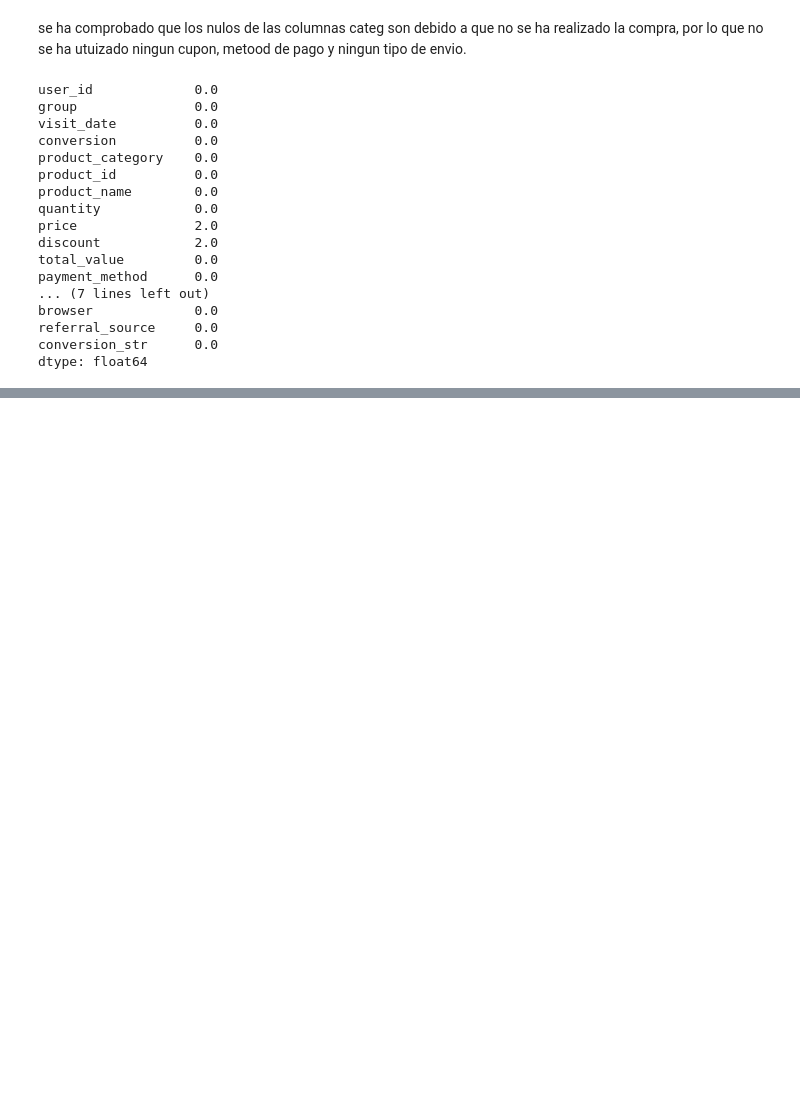
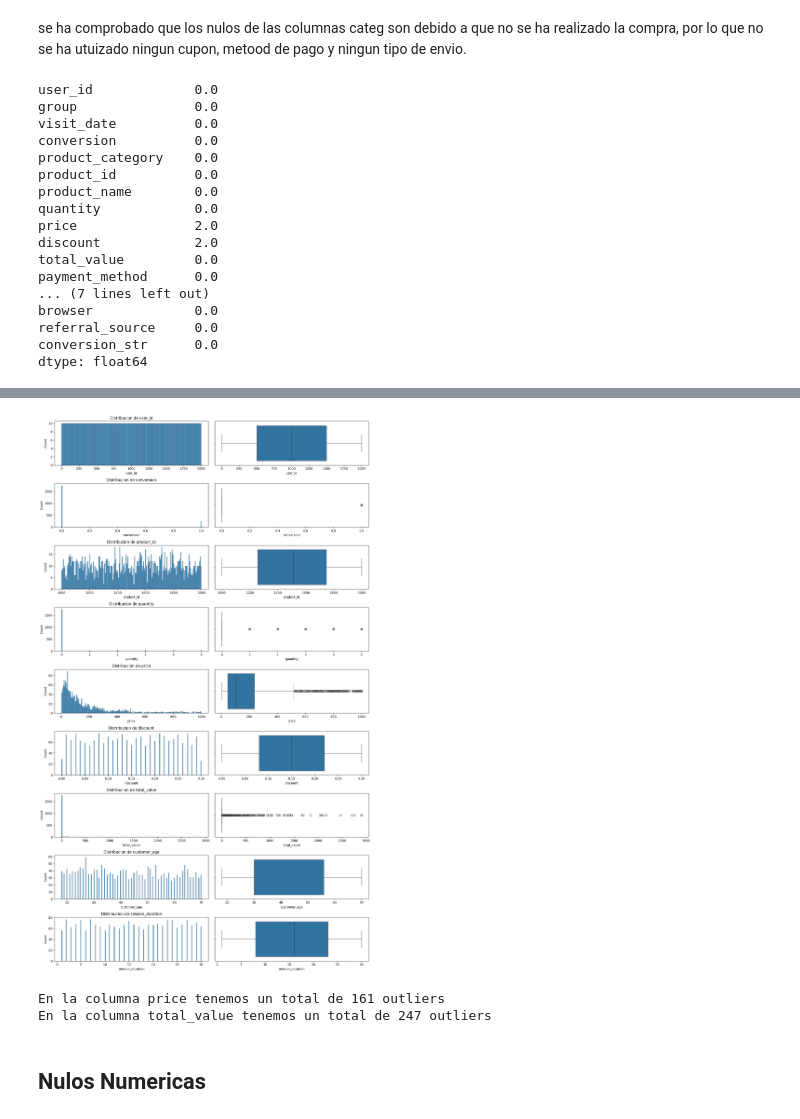
Before and after one commit to joelmj27/amazon_abtesting, a Jupyter notebook: Notebooks/03.nulos.ipynb, the cells around one changed output, grey strips where cells are left out. Cells and saved outputs as stored; diff of their text form; code cells hidden in the pictures; blank space fills up the shorter version.

Commit message:
nulos_numericos

```diff
--- a/Notebooks/03.nulos.ipynb
+++ b/Notebooks/03.nulos.ipynb
@@ -166,0 +186,22 @@ dtype: float64
+# %%
+def subplots_col_num(dataframe):
+  col_nums =dataframe.select_dtypes(include='number').columns
+  num_graph =  len(col_nums)
+  rows=(num_graph+2)//2 #Saber las filas para 2 columnas.
+  fig, axes =plt.subplots(num_graph, 2, figsize= (15, rows*5) )
+
+  #Generar los gráficos para cada columna
+  for i, col in enumerate(col_nums):
+    sns.histplot(data=dataframe, x=col, ax=axes[i,0],bins=200)
+    axes[i,0].set_title(f'Distribucion de {col}')
+    sns.boxplot(data=dataframe, x=col, ax=axes[i,1])
+
+  #Eliminar elementos sobrantes de las columnas
+  for j in range(i+1, len(axes)):
+    fig.delaxes(axes[j])
+  plt.tight_layout()
+  plt.show()
+# %%
+subplots_col_num(df)
+# %% [output]
+[figure, added]
@@ -166,0 +220,7 @@ dtype: float64
+# %%
+calculo_outliers(df,['price','total_value'])
+# %% [output]
+En la columna price tenemos un total de 161 outliers
+En la columna total_value tenemos un total de 247 outliers
+# %% [markdown]
+## Nulos Numericas
```
Also changed, not shown: parts of 17 cells of this notebook, 1 other file.
